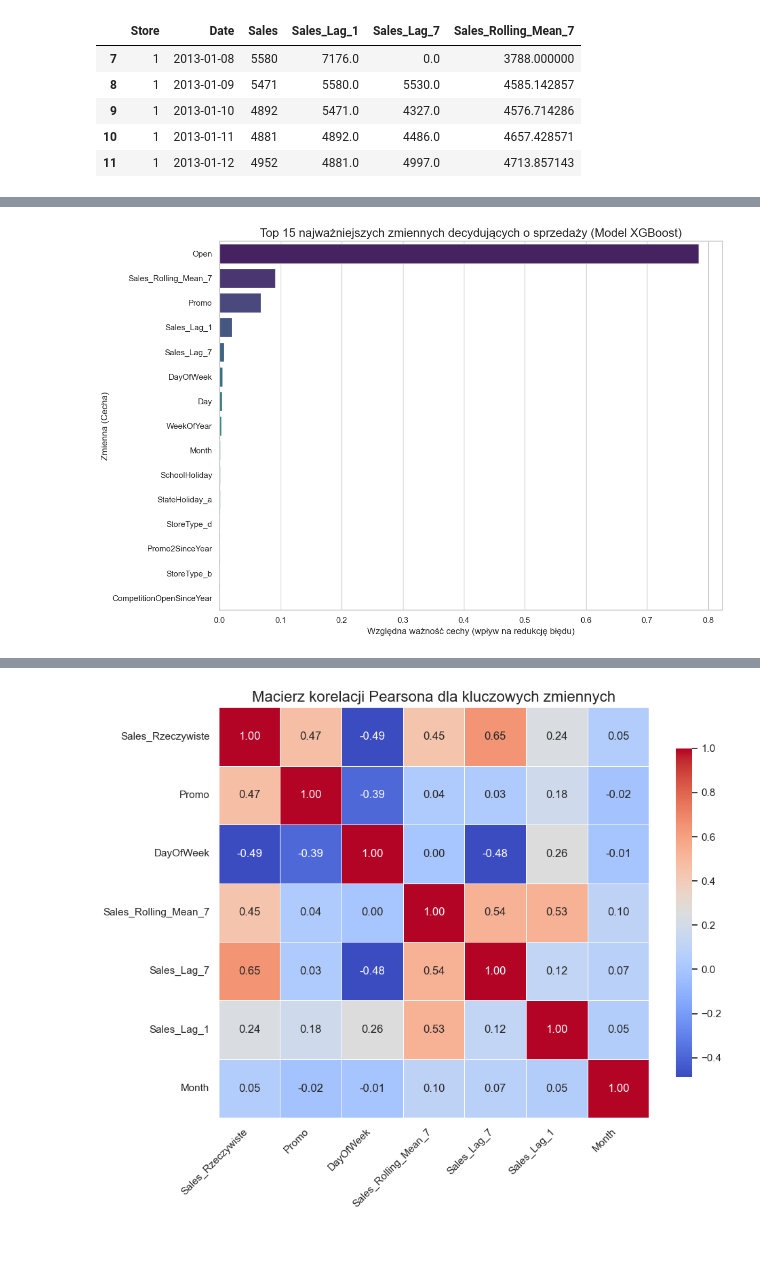
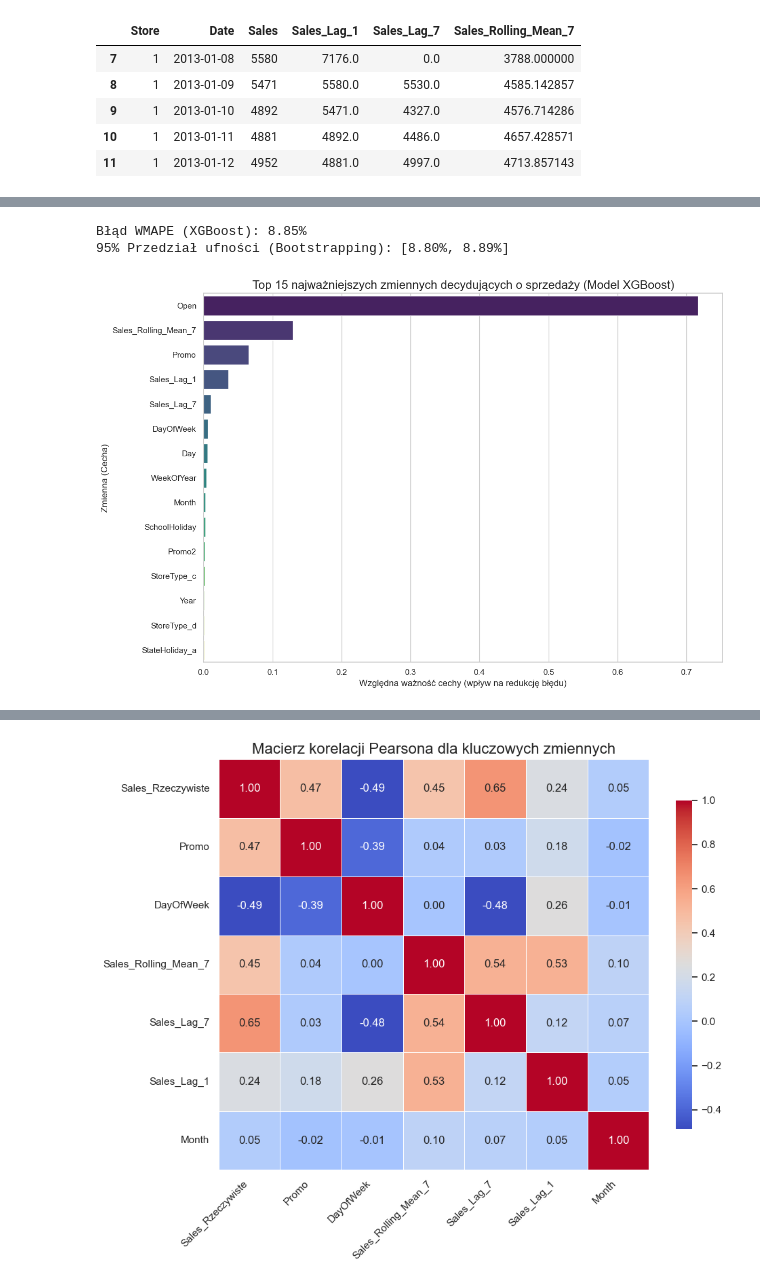
Before and after one commit to Krzysztoff94/Praca_Magisterska, a Jupyter notebook: Rossmann.ipynb, the cells around one changed output, grey strips where cells are left out. Drawn from its saved outputs; the diff is of its cells as text; code cells hidden in the pictures; blank space fills up the shorter version.

```diff
--- a/Rossmann.ipynb
+++ b/Rossmann.ipynb
@@ -201,36 +250,68 @@ WYNIKI
+# %%
+import numpy as np
+
+# Zabezpieczenie typu danych
+y_test_array = np.array(y_test)
+xgb_preds_array = np.array(xgb_preds)
+
+n_bootstraps = 1000
+wmape_scores = []
+
+# Symulacja Bootstrapping (1000 iteracji)
+np.random.seed(42)
+for i in range(n_bootstraps):
+    # Losowanie ze zwracaniem
+    indices = np.random.choice(len(y_test_array), len(y_test_array), replace=True)
+    y_true_b = y_test_array[indices]
+    y_pred_b = xgb_preds_array[indices]
+
+    # Obliczanie WMAPE dla danej próbki
+    wmape = (np.sum(np.abs(y_true_b - y_pred_b)) / np.sum(np.abs(y_true_b))) * 100
+    wmape_scores.append(wmape)
+
+# Obliczenie 95% przedziału ufności
+lower_bound = np.percentile(wmape_scores, 2.5)
+upper_bound = np.percentile(wmape_scores, 97.5)
+
+print(f"Błąd WMAPE (XGBoost): {calculate_wmape(y_test, xgb_preds):.2f}%")
+print(f"95% Przedział ufności (Bootstrapping): [{lower_bound:.2f}%, {upper_bound:.2f}%]")
+# %% [output]
+Błąd WMAPE (XGBoost): 8.85%
+95% Przedział ufności (Bootstrapping): [8.80%, 8.89%]
 # %%
 import pandas as pd
 import matplotlib.pyplot as plt
 import seaborn as sns
 
-importances = xgb_model.feature_importances_
+actual_model = best_xgb.named_steps['model']
+importances = actual_model.feature_importances_
 
 feature_importance_df = pd.DataFrame({
     'Cecha': X.columns,
     'Ważność': importances
 })
 
 top_features = feature_importance_df.sort_values(by='Ważność', ascending=False).head(15)
 
 plt.figure(figsize=(12, 8))
 sns.barplot(
     x='Ważność',
     y='Cecha',
     data=top_features,
     palette='viridis',
     hue='Cecha',
     legend=False
 )
 
 plt.title('Top 15 najważniejszych zmiennych decydujących o sprzedaży (Model XGBoost)', fontsize=16)
 plt.xlabel('Względna ważność cechy (wpływ na redukcję błędu)', fontsize=12)
 plt.ylabel('Zmienna (Cecha)', fontsize=12)
 plt.tight_layout()
 
 plt.savefig('Top 15 najważniejszych zmiennych decydujących o sprzedaży (Model XGBoost).png', dpi=300, bbox_inches='tight')
 plt.show()
 # %% [output]
-[figure, old version]
+[figure, new version]
 # %%
 import shap
 import matplotlib.pyplot as plt
```
Also changed, not shown: parts of 7 cells of this notebook, 1 other file.
